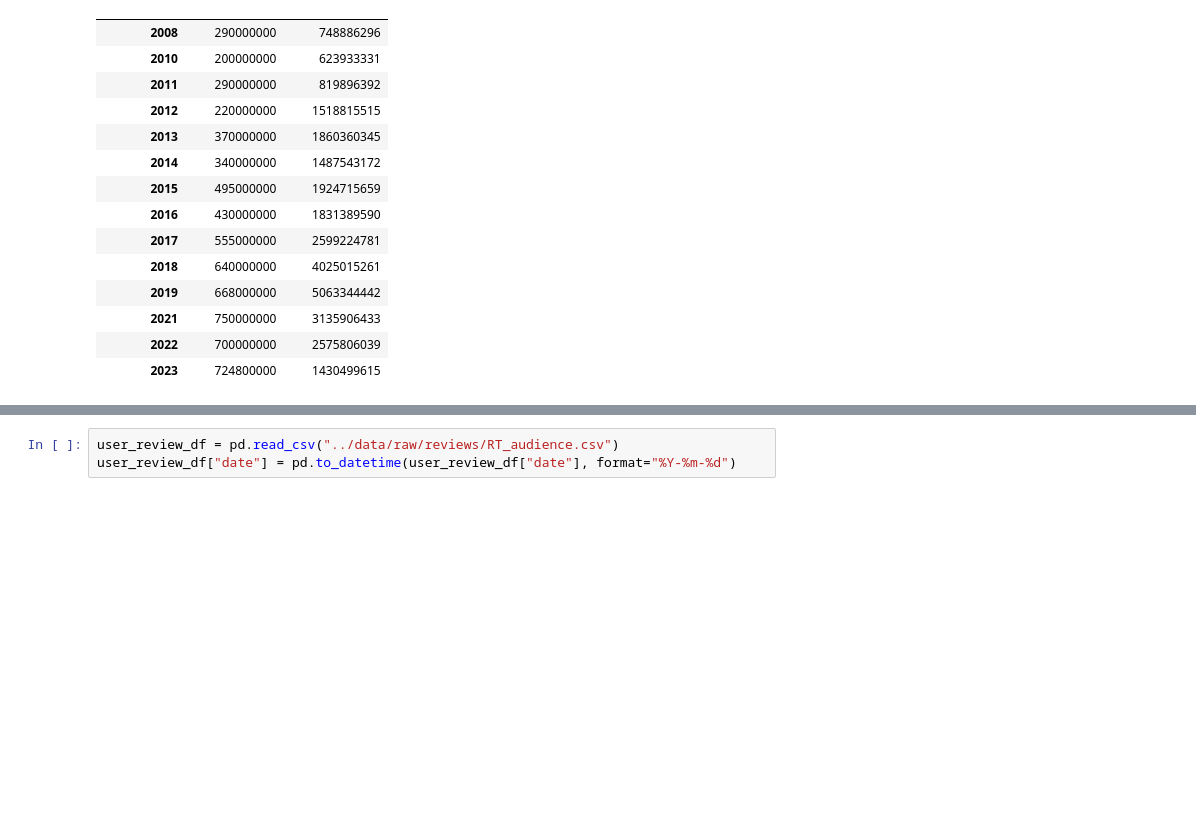
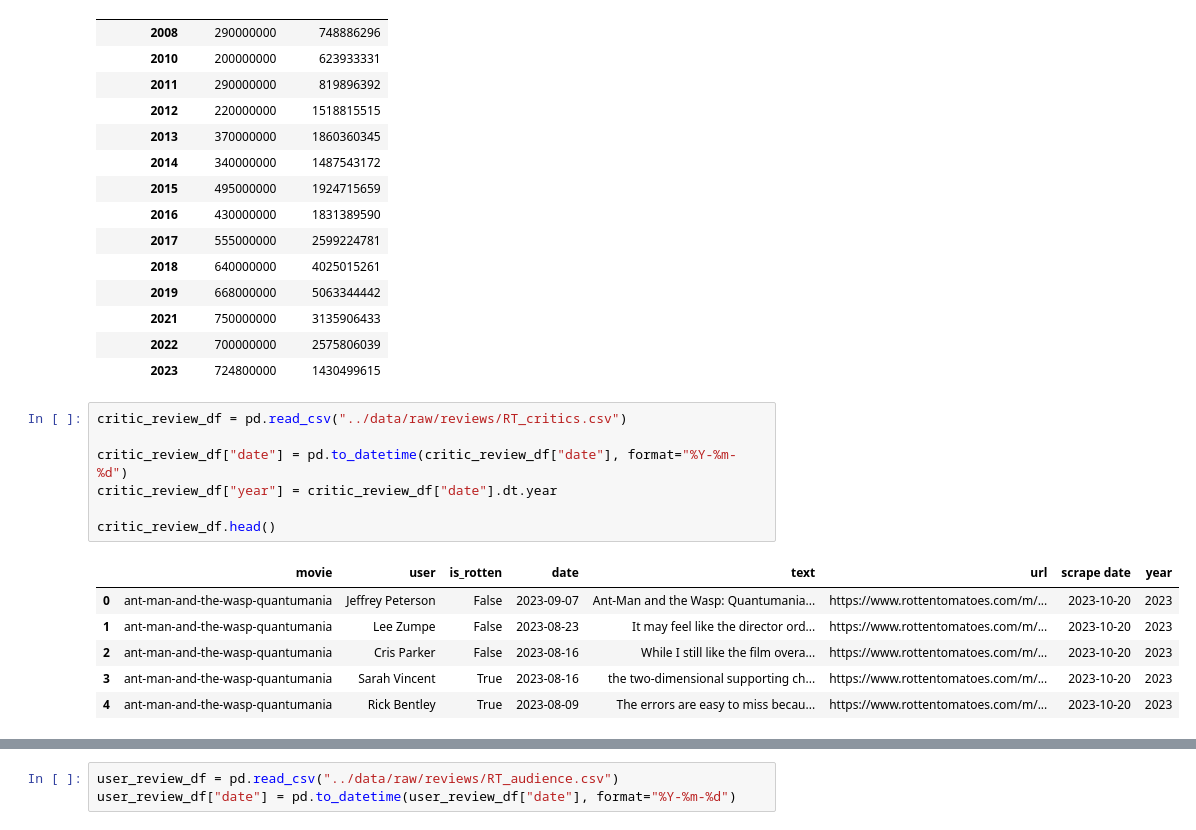
Before and after one commit to rizz-kings/data-in-the-wild, a Jupyter notebook: notebooks/popularity_analysis.ipynb, the cells around one changed output, grey strips where cells are left out. Saved outputs shown, nothing was run; the diff lists cells and outputs as text; blank space fills up the shorter version.

```diff
--- a/notebooks/popularity_analysis.ipynb
+++ b/notebooks/popularity_analysis.ipynb
@@ -66,6 +66,20 @@ df_year
 | 2021 | 750000000 | 3135906433 |
 | 2022 | 700000000 | 2575806039 |
 | 2023 | 724800000 | 1430499615 |
+# %%
+critic_review_df = pd.read_csv("../data/raw/reviews/RT_critics.csv")
+
+critic_review_df["date"] = pd.to_datetime(critic_review_df["date"], format="%Y-%m-%d")
+critic_review_df["year"] = critic_review_df["date"].dt.year
+
+critic_review_df.head()
+# %% [output]
+|  | movie | user | is_rotten | date | text | url | scrape date | year |
+| 0 | ant-man-and-the-wasp-quantumania | Jeffrey Peterson | False | 2023-09-07 | Ant-Man and the Wasp: Quantumania... | https://www.rottentomatoes.com/m/... | 2023-10-20 | 2023 |
+| 1 | ant-man-and-the-wasp-quantumania | Lee Zumpe | False | 2023-08-23 | It may feel like the director ord... | https://www.rottentomatoes.com/m/... | 2023-10-20 | 2023 |
+| 2 | ant-man-and-the-wasp-quantumania | Cris Parker | False | 2023-08-16 | While I still like the film overa... | https://www.rottentomatoes.com/m/... | 2023-10-20 | 2023 |
+| 3 | ant-man-and-the-wasp-quantumania | Sarah Vincent | True | 2023-08-16 | the two-dimensional supporting ch... | https://www.rottentomatoes.com/m/... | 2023-10-20 | 2023 |
+| 4 | ant-man-and-the-wasp-quantumania | Rick Bentley | True | 2023-08-09 | The errors are easy to miss becau... | https://www.rottentomatoes.com/m/... | 2023-10-20 | 2023 |
 # %%
 import matplotlib.pyplot as plt
 import seaborn as sns
```
Also changed, not shown: parts of 4 cells of this notebook, 3 other files.
